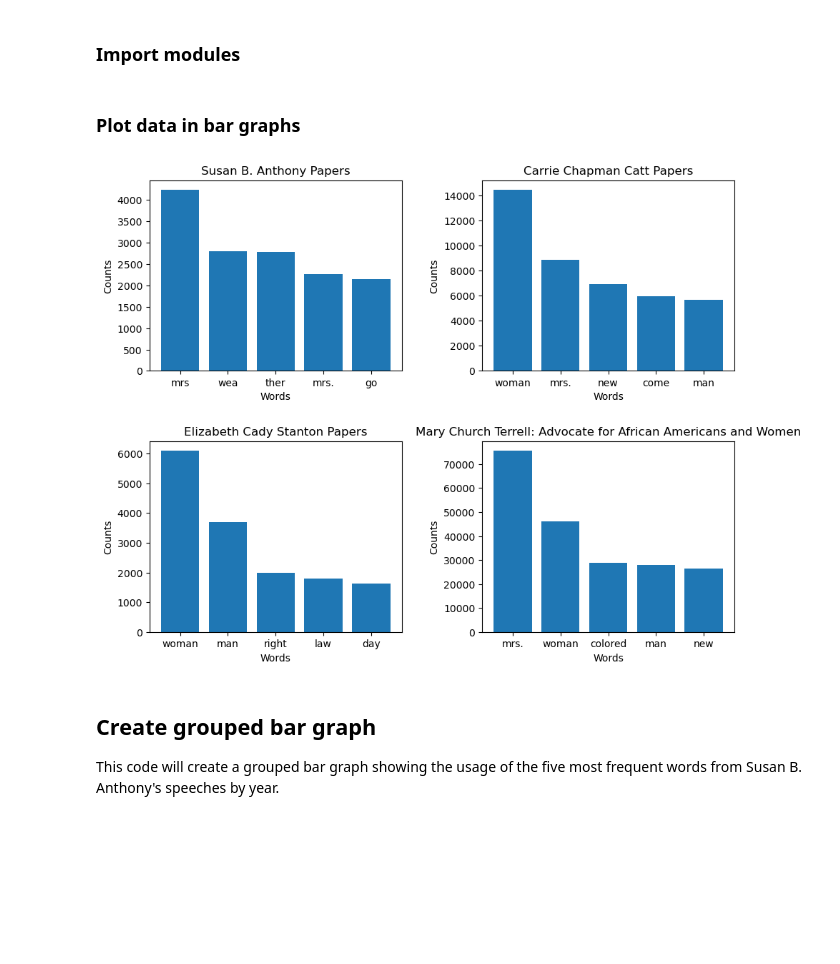
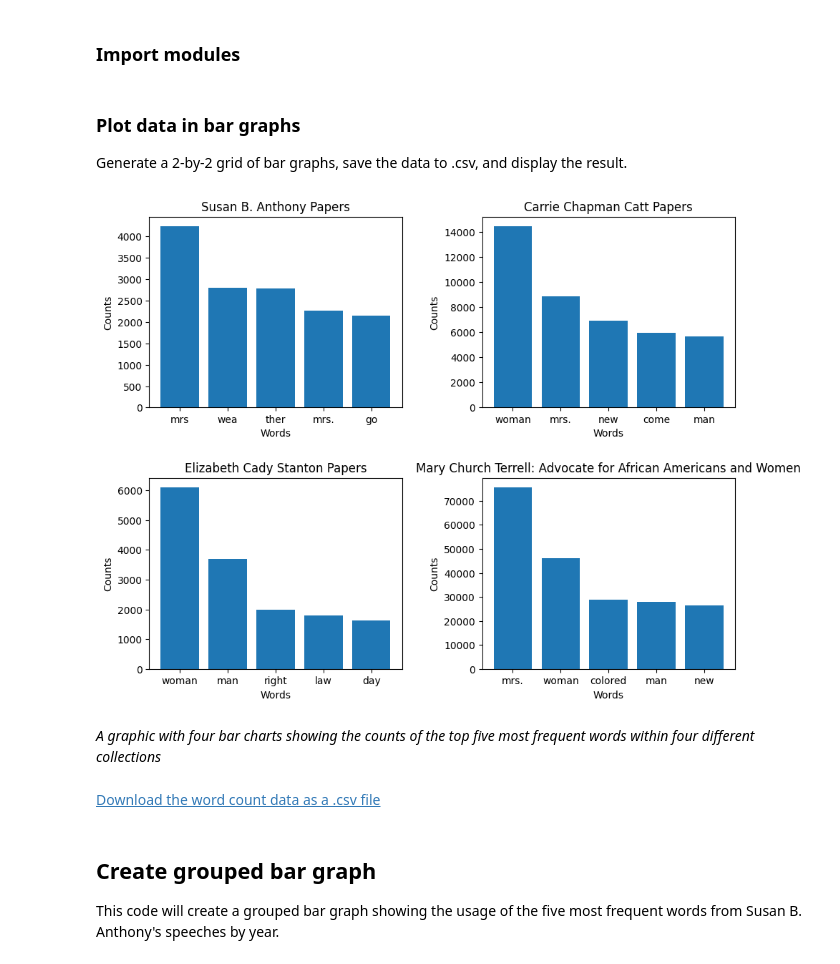
Before and after one commit to LibraryOfCongress/btp-data, a Jupyter notebook: 05_visualization.ipynb, the cells around one changed output. Drawn from its saved outputs; the diff is of its cells as text; code cells hidden in the pictures; blank space fills up the shorter version.

```diff
--- a/05_visualization.ipynb
+++ b/05_visualization.ipynb
@@ -27,28 +27,43 @@ from operator import itemgetter
-# %% [markdown]
-### Plot data in bar graphs
+# %% [markdown]
+### Plot data in bar graphs
+
+Generate a 2-by-2 grid of bar graphs, save the data to .csv, and display the result.
 # %%
 fig, axs = plt.subplots(2, 2, figsize=(10, 8))
 fig.tight_layout(pad=5.0)
+word_count_rows = []
 
 #This code will loop over the lemmas from each dataset.
 for i, transcription in enumerate(transcriptions):
     title = transcription['title']
     text = transcription['text']
     word_counts = Counter(text)
     #Identify the top 5 words for each dataset.
     top_words = word_counts.most_common(5)
     words, counts = zip(*top_words)
 
     #Create a 2x2 grid of bar graphs.
     ax = axs[i // 2][i % 2]
     ax.bar(words, counts)
     ax.set_title(title)
     ax.set_xlabel('Words')
     ax.set_ylabel('Counts')
 
+    # Keep track of the counts for .csv
+    for word, count in top_words:
+        word_count_rows.append({"Dataset": title, "Word": word, "Count": count})
+
+# Write the counts to .csv
+word_counts_df = pd.DataFrame(word_count_rows)
+word_counts_df.to_csv("outputs/word_counts.csv")
+
 plt.show()
 # %% [output]
-[figure, old version]
+[figure, new version]
+# %% [markdown]
+*A graphic with four bar charts showing the counts of the top five most frequent words within four different collections*
+# %% [markdown]
+[Download the word count data as a .csv file](https://github.com/LibraryOfCongress/btp-data/raw/main/outputs/word_counts.csv)
 # %% [markdown]
 ## Create grouped bar graph
 This code will create a grouped bar graph showing the usage of the five most frequent words from Susan B. Anthony's speeches by year.
```
Also changed, not shown: parts of 6 cells of this notebook, 7 other files.
